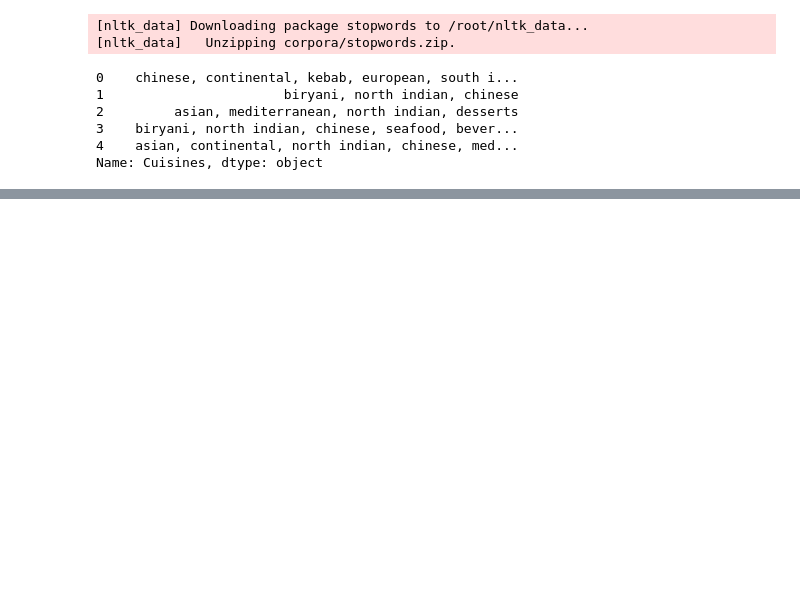
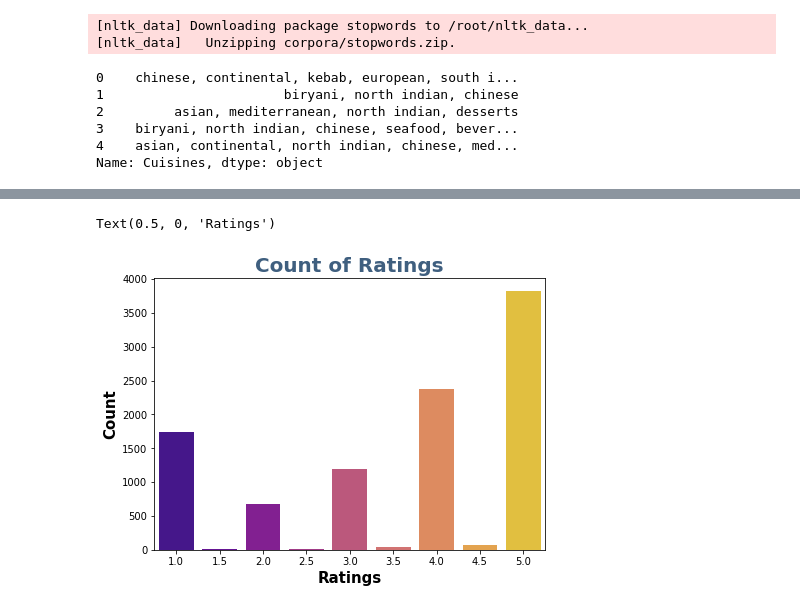
Before and after one commit to Rubina-Fathima/zomato-clustering-project, a Jupyter notebook: zomato_clustering_project_individual_collab.ipynb, the cells around one changed output, grey strips where cells are left out. Saved outputs shown, nothing was run; the diff lists cells and outputs as text; code cells hidden in the pictures; blank space fills up the shorter version.

```diff
--- a/zomato_clustering_project_individual_collab.ipynb
+++ b/zomato_clustering_project_individual_collab.ipynb
@@ -263,0 +445,7 @@ def remove_punctuation(text):
+# %%
+# Converting Time column into Time, Year, Month, Hour
+review_df['Time']=pd.to_datetime(review_df['Time'])
+review_df['Year'] = pd.DatetimeIndex(review_df['Time']).year
+review_df['Month'] = pd.DatetimeIndex(review_df['Time']).month
+review_df['Hour'] = pd.DatetimeIndex(review_df['Time']).hour
+review_df = review_df.drop(['Metadata'], axis =1)
@@ -263,0 +476,9 @@ def remove_punctuation(text):
+# %%
+# Replacing followers and reviews null values into 0
+review_df['Followers'].fillna(0,inplace=True)
+review_df['Reviews'].fillna(0,inplace=True)
+# %%
+# we can drop the remaining missing data
+review_df.dropna(inplace=True)
+# %%
+review_df.reset_index(inplace = True)
@@ -263,0 +510,10 @@ def remove_punctuation(text):
+# %%
+# Countplot of Ratings
+plt.figure(figsize=(7,5))
+sns.countplot(review_df['Rating'],palette="plasma")
+plt.title("Count of Ratings",fontsize=20, weight='bold',color=sns.cubehelix_palette(8, start=.5, rot=-.75)[-3])
+plt.ylabel("Count",weight='bold',fontsize=15)
+plt.xlabel("Ratings",weight='bold',fontsize=15)
+# %% [output]
+Text(0.5, 0, 'Ratings')
+[figure, added]
```
Also changed, not shown: parts of 31 cells of this notebook.
